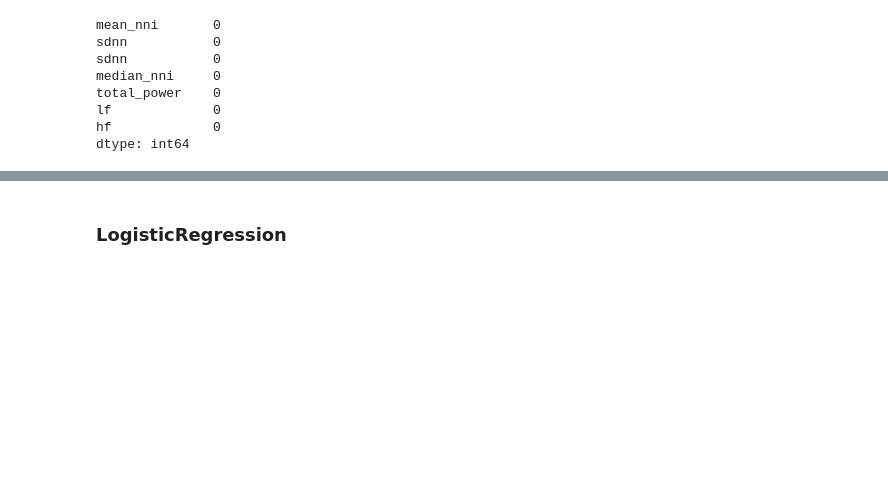
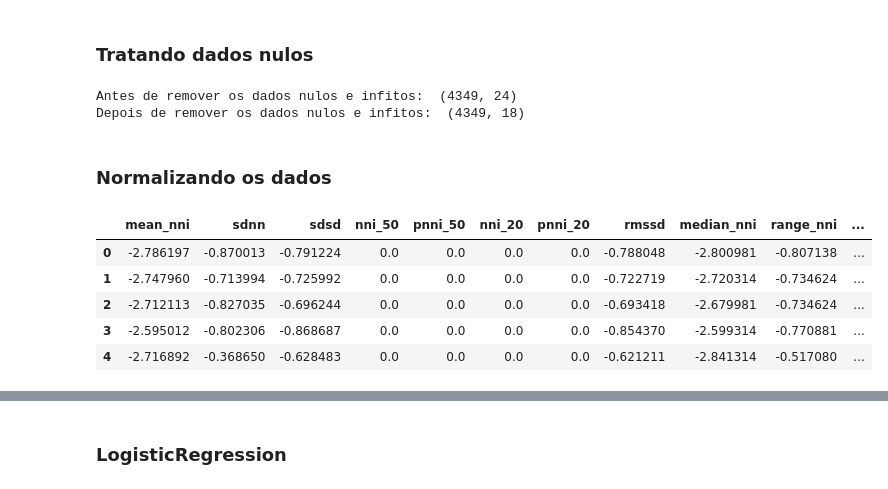
Before and after one commit to Vinicius-ufsc/informatica_medica, a Jupyter notebook: models_17.ipynb, the cells around one changed output, grey strips where cells are left out. Saved outputs shown, nothing was run; the diff lists cells and outputs as text; code cells hidden in the pictures; blank space fills up the shorter version.

```diff
--- a/models_17.ipynb
+++ b/models_17.ipynb
@@ -13,2 +20,2 @@ from sklearn.model_selection import train_test_split
 # %%
-df_vfc = pd.read_csv("vfc_dataset_janela_17.csv")
+df_vfc = pd.read_csv("vfc_dataset_janela-17_fs-80.csv")
@@ -32,11 +22,15 @@ Name: labels, dtype: int64
+# %% [markdown]
+### Tratando dados nulos
 # %%
-df_vfc[cols].isin([np.nan, np.inf, -np.inf]).sum()
+cols_drop = df_vfc[df_vfc.columns[df_vfc.isin([np.nan, np.inf, -np.inf]).any(0)]].columns
-# %% [output]
-mean_nni       0
-sdnn           0
-sdnn           0
-median_nni     0
-total_power    0
-lf             0
-hf             0
-dtype: int64
+# %%
+print("Antes de remover os dados nulos e infitos: ", df_vfc.shape)
+
+df_vfc_clean = df_vfc.drop(columns=cols_drop)
+
+print("Depois de remover os dados nulos e infitos: ", df_vfc_clean.shape)
+# %% [output]
+Antes de remover os dados nulos e infitos:  (4349, 24)
+Depois de remover os dados nulos e infitos:  (4349, 18)
+# %% [markdown]
+### Normalizando os dados
@@ -42,0 +53,9 @@ dtype: int64
+# %%
+df_scaled.head()
+# %% [output]
+|  | mean_nni | sdnn | sdsd | nni_50 | pnni_50 | nni_20 | pnni_20 | rmssd | median_nni | range_nni | ... |
+| 0 | -2.786197 | -0.870013 | -0.791224 | 0.0 | 0.0 | 0.0 | 0.0 | -0.788048 | -2.800981 | -0.807138 | ... |
+| 1 | -2.747960 | -0.713994 | -0.725992 | 0.0 | 0.0 | 0.0 | 0.0 | -0.722719 | -2.720314 | -0.734624 | ... |
+| 2 | -2.712113 | -0.827035 | -0.696244 | 0.0 | 0.0 | 0.0 | 0.0 | -0.693418 | -2.679981 | -0.734624 | ... |
+| 3 | -2.595012 | -0.802306 | -0.868687 | 0.0 | 0.0 | 0.0 | 0.0 | -0.854370 | -2.599314 | -0.770881 | ... |
+| 4 | -2.716892 | -0.368650 | -0.628483 | 0.0 | 0.0 | 0.0 | 0.0 | -0.621211 | -2.841314 | -0.517080 | ... |
```
Also changed, not shown: parts of 18 cells of this notebook, 1 other file.
